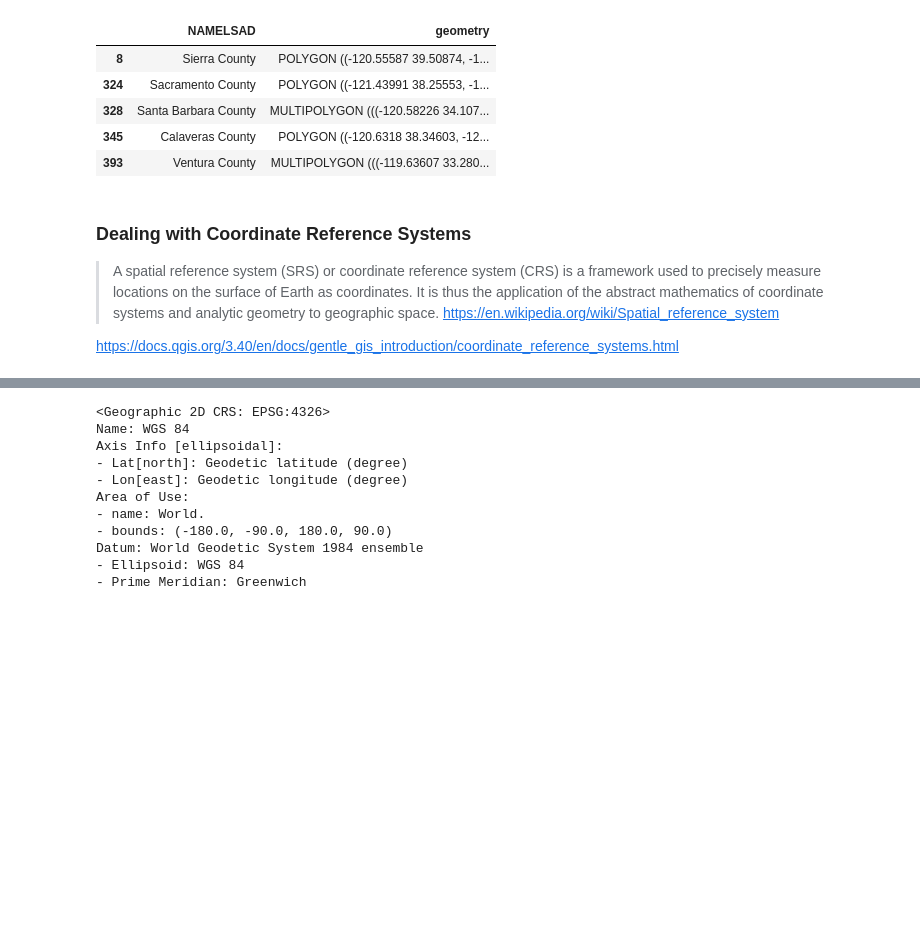
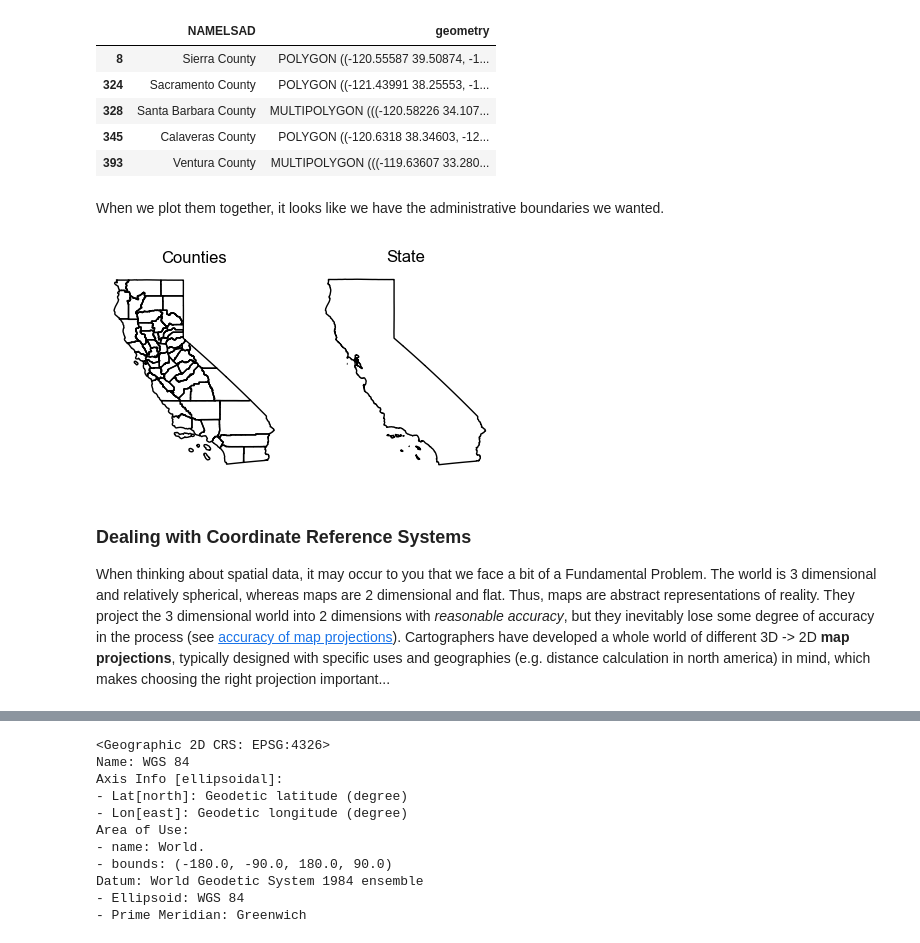
Before and after one commit to peter-amerkhanian/peter-amerkhanian.github.io, a Jupyter notebook: posts/geopandas_maps/index.ipynb, the cells around one changed output, grey strips where cells are left out. Drawn from its saved outputs; the diff is of its cells as text; code cells hidden in the pictures; blank space fills up the shorter version.

```diff
--- a/posts/geopandas_maps/index.ipynb
+++ b/posts/geopandas_maps/index.ipynb
@@ -117,11 +203,21 @@ county_shapes[['NAMELSAD', 'geometry']].head()
 | 328 | Santa Barbara County | MULTIPOLYGON (((-120.58226 34.107... |
 | 345 | Calaveras County | POLYGON ((-120.6318 38.34603, -12... |
 | 393 | Ventura County | MULTIPOLYGON (((-119.63607 33.280... |
+# %% [markdown]
+When we plot them together, it looks like we have the administrative boundaries we wanted.
+# %%
+#| code-fold: true
+#| code-summary: "Plot Code: Counties and States from `pygris`"
+fig, ax = plt.subplots(1, 2, figsize=(5, 3))
+ax[0].set(title="Counties")
+ax[0].set_axis_off()
+ax[1].set(title="State")
+ax[1].set_axis_off()
+county_shapes.plot(facecolor="none", ax=ax[0])
+california.plot(facecolor="none", ax=ax[1]);
+# %% [output]
+[figure, added]
 # %% [markdown]
 ### Dealing with Coordinate Reference Systems
 
-> A spatial reference system (SRS) or coordinate reference system (CRS) is a framework used to precisely measure locations on the surface of Earth as coordinates. It is thus the application of the abstract mathematics of coordinate systems and analytic geometry to geographic space.
-https://en.wikipedia.org/wiki/Spatial_reference_system
-
-
-https://docs.qgis.org/3.40/en/docs/gentle_gis_introduction/coordinate_reference_systems.html
+When thinking about spatial data, it may occur to you that we face a bit of a Fundamental Problem. The world is 3 dimensional and relatively spherical, whereas maps are 2 dimensional and flat. Thus, maps are abstract representations of reality. They project the 3 dimensional world into 2 dimensions with *reasonable accuracy*, but they inevitably lose some degree of accuracy in the process (see [accuracy of map projections](https://docs.qgis.org/3.40/en/docs/gentle_gis_introduction/coordinate_reference_systems.html#accuracy-of-map-projections)). Cartographers have developed a whole world of different 3D -> 2D **map projections**, typically designed with specific uses and geographies (e.g. distance calculation in north america) in mind, which makes choosing the right projection important...
```
Also changed, not shown: parts of 127 cells of this notebook, 58 other files.
